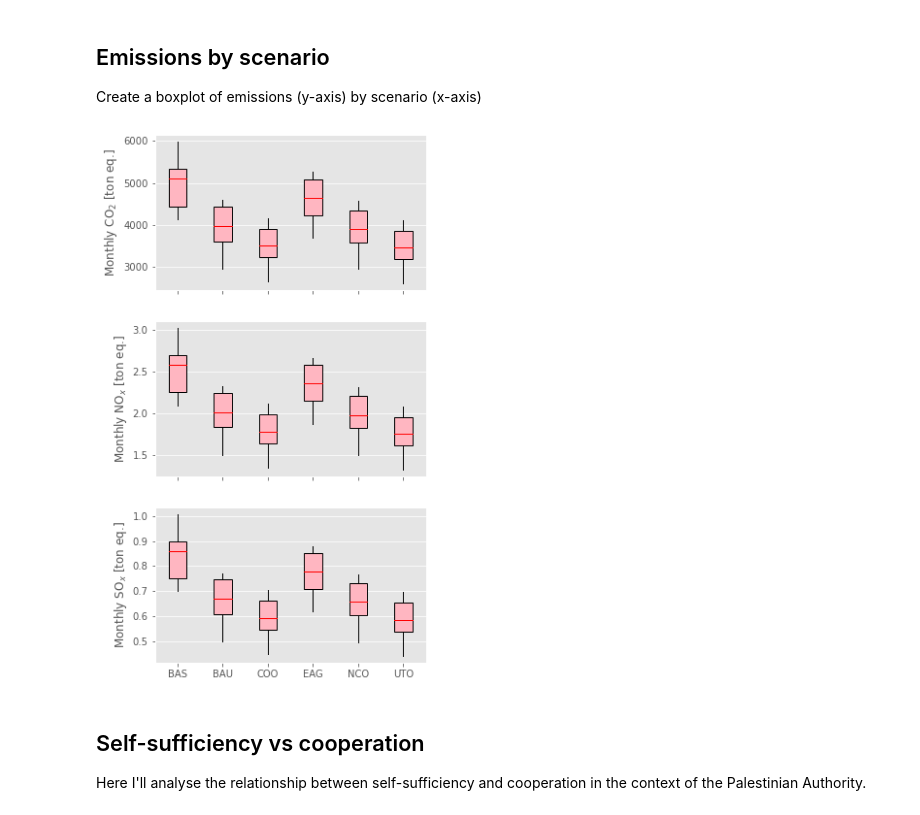
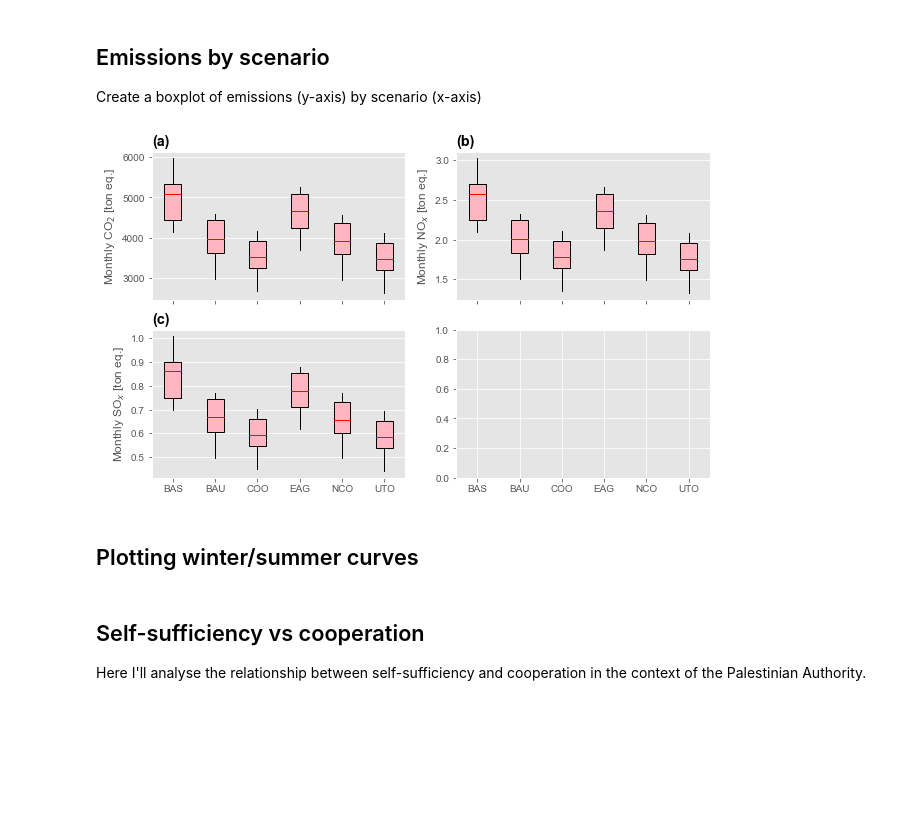
Before and after one commit to amanmajid/nextra, a Jupyter notebook: analysis/icae-results.ipynb, the cells around one changed output. Cells and saved outputs as stored; diff of their text form; code cells hidden in the pictures; blank space fills up the shorter version.

```diff
--- a/analysis/icae-results.ipynb
+++ b/analysis/icae-results.ipynb
@@ -11,6 +11,12 @@ sys.path.append('../')
 
 from infrasim.optimise import *
 from infrasim.utils import *
+
+import matplotlib as mpl
+
+mpl.rcParams['ytick.direction'] = 'in'
+mpl.rcParams['xtick.direction'] = 'in'
+mpl.rcParams['font.family']      = 'Arial'
 # %%
 # SUBFUNCTIONS
 
@@ -381,44 +394,50 @@ for k in results.keys():
     df = map_technology(df,on='from_id')
     merged_flows = merged_flows.append(df,ignore_index=True)
 
 merged_flows = map_sox_emissions(merged_flows,on='value')
 merged_flows = map_nox_emissions(merged_flows,on='value')
 merged_flows = map_co2_emissions(merged_flows,on='value')
 
 merged_flows = merged_flows.groupby(by=['month','year','scenario']).sum().reset_index()
 
 # adjust units
 merged_flows['co2'] = merged_flows['co2'].divide(10**6)
 merged_flows['nox'] = merged_flows['nox'].divide(10**6)
 merged_flows['sox'] = merged_flows['sox'].divide(10**6)
 
 props = {'boxprops':{'facecolor':'lightpink', 'edgecolor':'black','linewidth':1},
          'medianprops':{'color':'red','linewidth':1},
          'whiskerprops':{'color':'black','linewidth':1},
          'capprops':{'color':'none'}}
 
-f,ax = plt.subplots(nrows=3,ncols=1,figsize=(5,10),sharex=True)
+f,ax = plt.subplots(nrows=2,ncols=2,figsize=(10,6),sharex=True)
 
 sns.boxplot(x='scenario',y='co2',data=merged_flows,showfliers=False,
-            ax=ax[0],width=0.4,**props)
+            ax=ax[0,0],width=0.4,**props)
 
 sns.boxplot(x='scenario',y='nox',data=merged_flows,showfliers=False,
-            ax=ax[1],width=0.4,**props)
+            ax=ax[0,1],width=0.4,**props)
 
 sns.boxplot(x='scenario',y='sox',data=merged_flows,showfliers=False,
-            ax=ax[2],width=0.4,**props)
+            ax=ax[1,0],width=0.4,**props)
 
-ax[0].set_xlabel('')
-ax[1].set_xlabel('')
-ax[2].set_xlabel('')
+ax[0,0].set_xlabel('')
+ax[0,1].set_xlabel('')
+ax[1,0].set_xlabel('')
 
-ax[0].set_ylabel('Monthly CO$_2$ [ton eq.]')
-ax[1].set_ylabel('Monthly NO$_x$ [ton eq.]')
-ax[2].set_ylabel('Monthly SO$_x$ [ton eq.]')
+ax[0,0].set_title('(a)',loc='left',fontweight='bold')
+ax[0,1].set_title('(b)',loc='left',fontweight='bold')
+ax[1,0].set_title('(c)',loc='left',fontweight='bold')
+
+ax[0,0].set_ylabel('Monthly CO$_2$ [ton eq.]')
+ax[0,1].set_ylabel('Monthly NO$_x$ [ton eq.]')
+ax[1,0].set_ylabel('Monthly SO$_x$ [ton eq.]')
 
 f.savefig('../outputs/figures/emissions_boxplot.pdf',bbox_inches='tight')
 # %% [output]
-[figure, old version]
+[figure, new version]
+# %% [markdown]
+## Plotting winter/summer curves
 # %% [markdown]
 ## Self-sufficiency vs cooperation
 Here I'll analyse the relationship between self-sufficiency and cooperation in the context of the Palestinian Authority.
```
Also changed, not shown: parts of 9 cells of this notebook, 20 other files.
